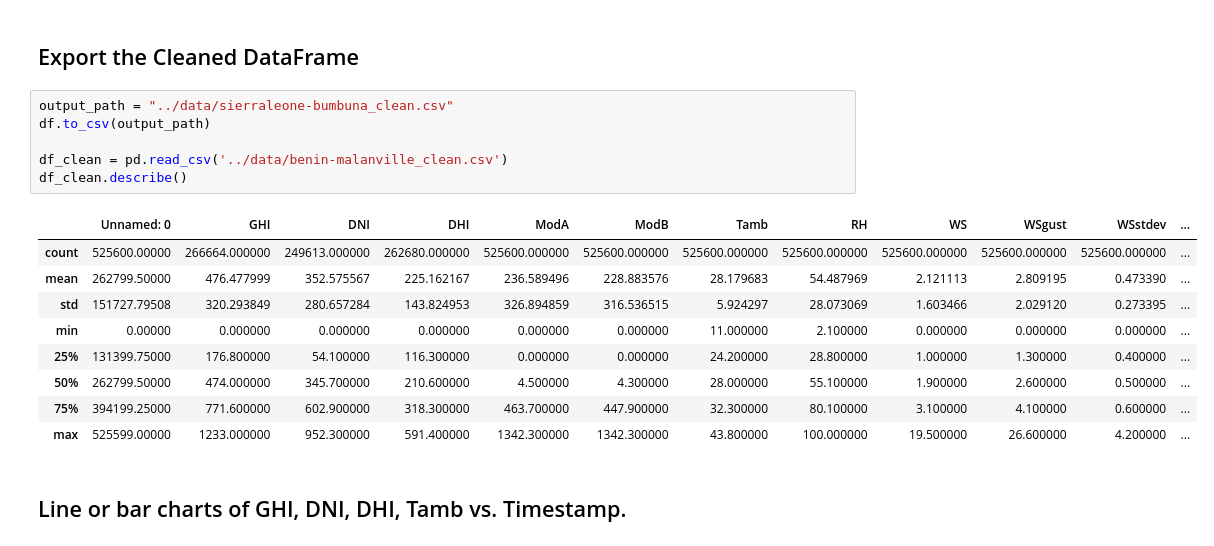
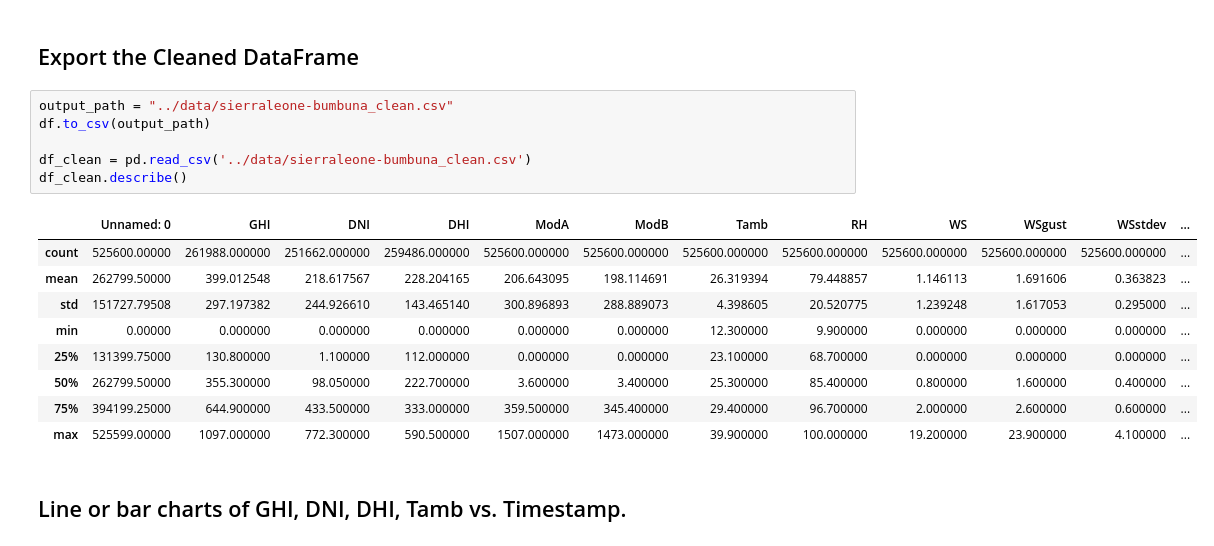
Before and after one commit to Samrizee/solar-challenge-week1, a Jupyter notebook: notebooks/sierraleone-bumbuna_eda.ipynb, the cells around one changed output. Drawn from its saved outputs; the diff is of its cells as text.

Commit message:
clean sierraleone notebook file

```diff
--- a/notebooks/sierraleone-bumbuna_eda.ipynb
+++ b/notebooks/sierraleone-bumbuna_eda.ipynb
@@ -119,19 +119,19 @@ df.drop(columns=['Comments'], inplace=True)
 # %%
 output_path = "../data/sierraleone-bumbuna_clean.csv"
 df.to_csv(output_path)
 
-df_clean = pd.read_csv('../data/benin-malanville_clean.csv')
+df_clean = pd.read_csv('../data/sierraleone-bumbuna_clean.csv')
 df_clean.describe()
 # %% [output]
 |  | Unnamed: 0 | GHI | DNI | DHI | ModA | ModB | Tamb | RH | WS | WSgust | WSstdev | ... |
-| count | 525600.00000 | 266664.000000 | 249613.000000 | 262680.000000 | 525600.000000 | 525600.000000 | 525600.000000 | 525600.000000 | 525600.000000 | 525600.000000 | 525600.000000 | ... |
-| mean | 262799.50000 | 476.477999 | 352.575567 | 225.162167 | 236.589496 | 228.883576 | 28.179683 | 54.487969 | 2.121113 | 2.809195 | 0.473390 | ... |
-| std | 151727.79508 | 320.293849 | 280.657284 | 143.824953 | 326.894859 | 316.536515 | 5.924297 | 28.073069 | 1.603466 | 2.029120 | 0.273395 | ... |
-| min | 0.00000 | 0.000000 | 0.000000 | 0.000000 | 0.000000 | 0.000000 | 11.000000 | 2.100000 | 0.000000 | 0.000000 | 0.000000 | ... |
-| 25% | 131399.75000 | 176.800000 | 54.100000 | 116.300000 | 0.000000 | 0.000000 | 24.200000 | 28.800000 | 1.000000 | 1.300000 | 0.400000 | ... |
-| 50% | 262799.50000 | 474.000000 | 345.700000 | 210.600000 | 4.500000 | 4.300000 | 28.000000 | 55.100000 | 1.900000 | 2.600000 | 0.500000 | ... |
-| 75% | 394199.25000 | 771.600000 | 602.900000 | 318.300000 | 463.700000 | 447.900000 | 32.300000 | 80.100000 | 3.100000 | 4.100000 | 0.600000 | ... |
-| max | 525599.00000 | 1233.000000 | 952.300000 | 591.400000 | 1342.300000 | 1342.300000 | 43.800000 | 100.000000 | 19.500000 | 26.600000 | 4.200000 | ... |
+| count | 525600.00000 | 261988.000000 | 251662.000000 | 259486.000000 | 525600.000000 | 525600.000000 | 525600.000000 | 525600.000000 | 525600.000000 | 525600.000000 | 525600.000000 | ... |
+| mean | 262799.50000 | 399.012548 | 218.617567 | 228.204165 | 206.643095 | 198.114691 | 26.319394 | 79.448857 | 1.146113 | 1.691606 | 0.363823 | ... |
+| std | 151727.79508 | 297.197382 | 244.926610 | 143.465140 | 300.896893 | 288.889073 | 4.398605 | 20.520775 | 1.239248 | 1.617053 | 0.295000 | ... |
+| min | 0.00000 | 0.000000 | 0.000000 | 0.000000 | 0.000000 | 0.000000 | 12.300000 | 9.900000 | 0.000000 | 0.000000 | 0.000000 | ... |
+| 25% | 131399.75000 | 130.800000 | 1.100000 | 112.000000 | 0.000000 | 0.000000 | 23.100000 | 68.700000 | 0.000000 | 0.000000 | 0.000000 | ... |
+| 50% | 262799.50000 | 355.300000 | 98.050000 | 222.700000 | 3.600000 | 3.400000 | 25.300000 | 85.400000 | 0.800000 | 1.600000 | 0.400000 | ... |
+| 75% | 394199.25000 | 644.900000 | 433.500000 | 333.000000 | 359.500000 | 345.400000 | 29.400000 | 96.700000 | 2.000000 | 2.600000 | 0.600000 | ... |
+| max | 525599.00000 | 1097.000000 | 772.300000 | 590.500000 | 1507.000000 | 1473.000000 | 39.900000 | 100.000000 | 19.200000 | 23.900000 | 4.100000 | ... |
 # %% [markdown]
 ## Line or bar charts of GHI, DNI, DHI, Tamb vs. Timestamp.
 # %%
```
